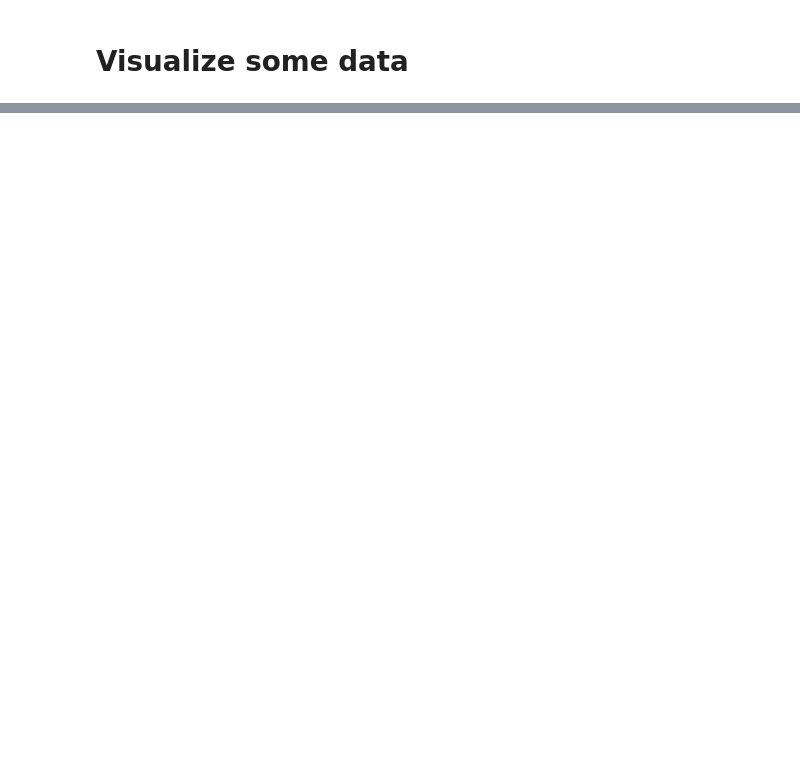
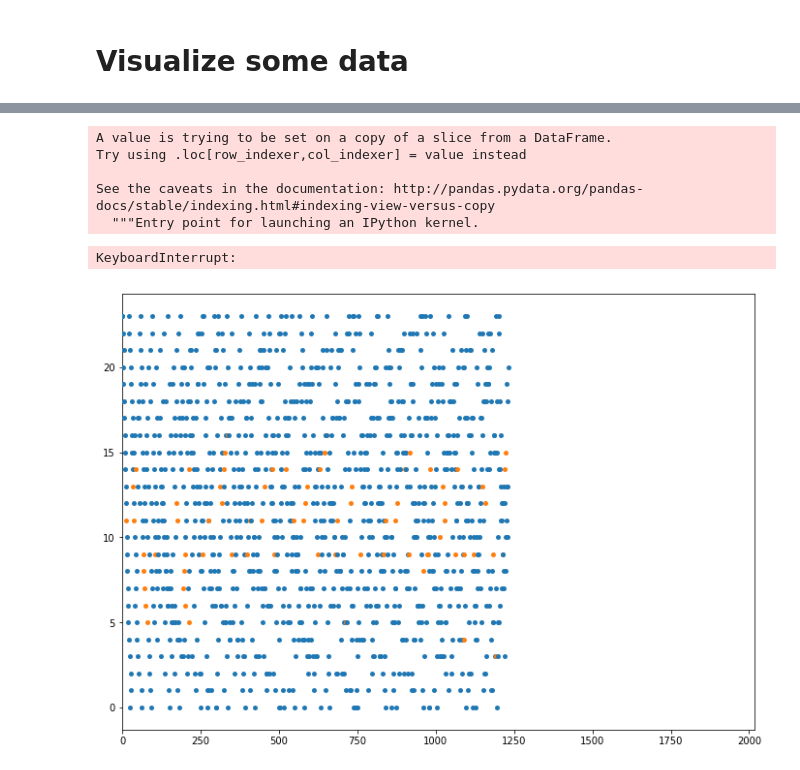
Before and after one commit to L0ki4/Reinforcment_learning, a Jupyter notebook: gym_gpn.ipynb, the cells around one changed output, grey strips where cells are left out. Cells and saved outputs as stored; diff of their text form; code cells hidden in the pictures; blank space fills up the shorter version.

```diff
--- a/gym_gpn.ipynb
+++ b/gym_gpn.ipynb
@@ -137,0 +303,4 @@ import seaborn as sns
+# %%
+def autocorr(x):
+    result = np.correlate(x, x, mode='full')
+    return result[result.size//2:]
@@ -137,0 +316,19 @@ import seaborn as sns
+# %%
+dn['volume_autocor'] = autocorr(dn['volume'].values)
+# %% [output]
+A value is trying to be set on a copy of a slice from a DataFrame.
+Try using .loc[row_indexer,col_indexer] = value instead
+
+See the caveats in the documentation: http://pandas.pydata.org/pandas-docs/stable/indexing.html#indexing-view-versus-copy
+  """Entry point for launching an IPython kernel.
+# %%
+# dn = df_flag.loc[df_flag.price == 55]
+# dfn = dn.groupby('day_of_week', as_index=False).reward.mean()
+
+a4_dims = (11.7, 8.27)
+fig, ax = plt.subplots(figsize=a4_dims)
+sns.swarmplot(data = dn, x = 'max_diff_autocor', y = 'hour', hue = 'flag', ax=ax, )
+# sns.lineplot(data = dfn, x = 'day_of_week', y = 'reward', ax=ax, color = 'green')
+# %% [output]
+KeyboardInterrupt:
+[figure, added]
```
Also changed, not shown: parts of 40 cells of this notebook, 5 other files.
